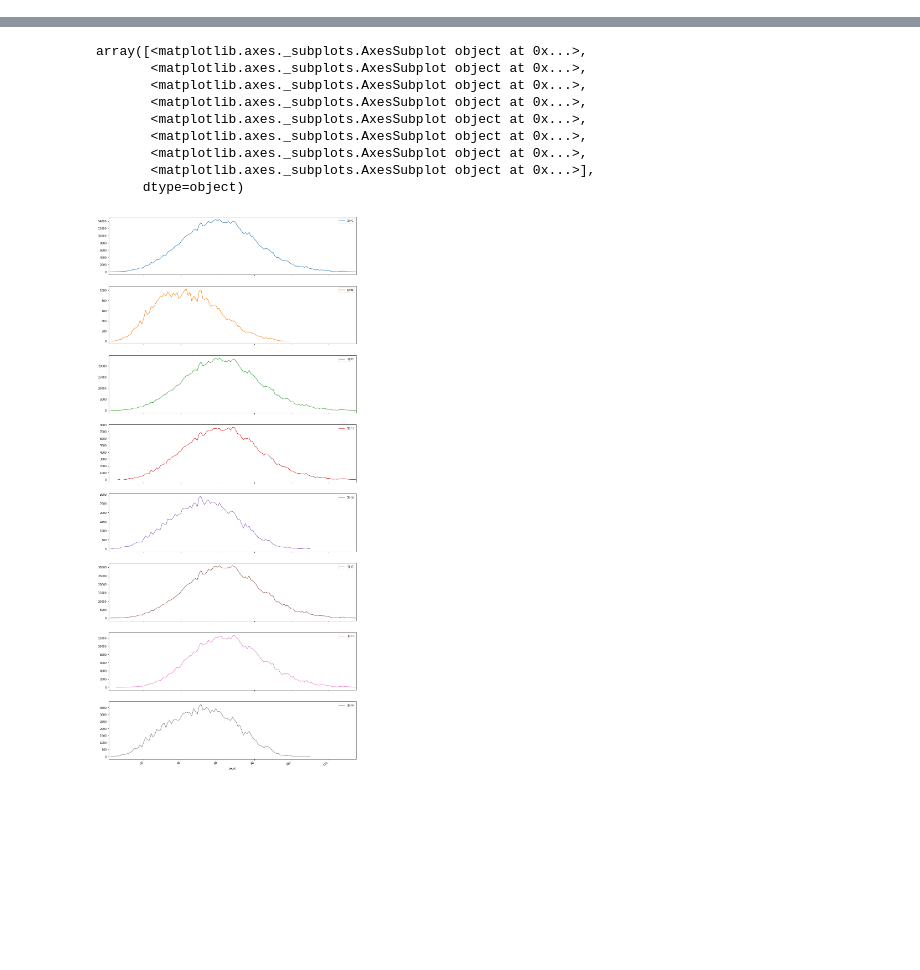
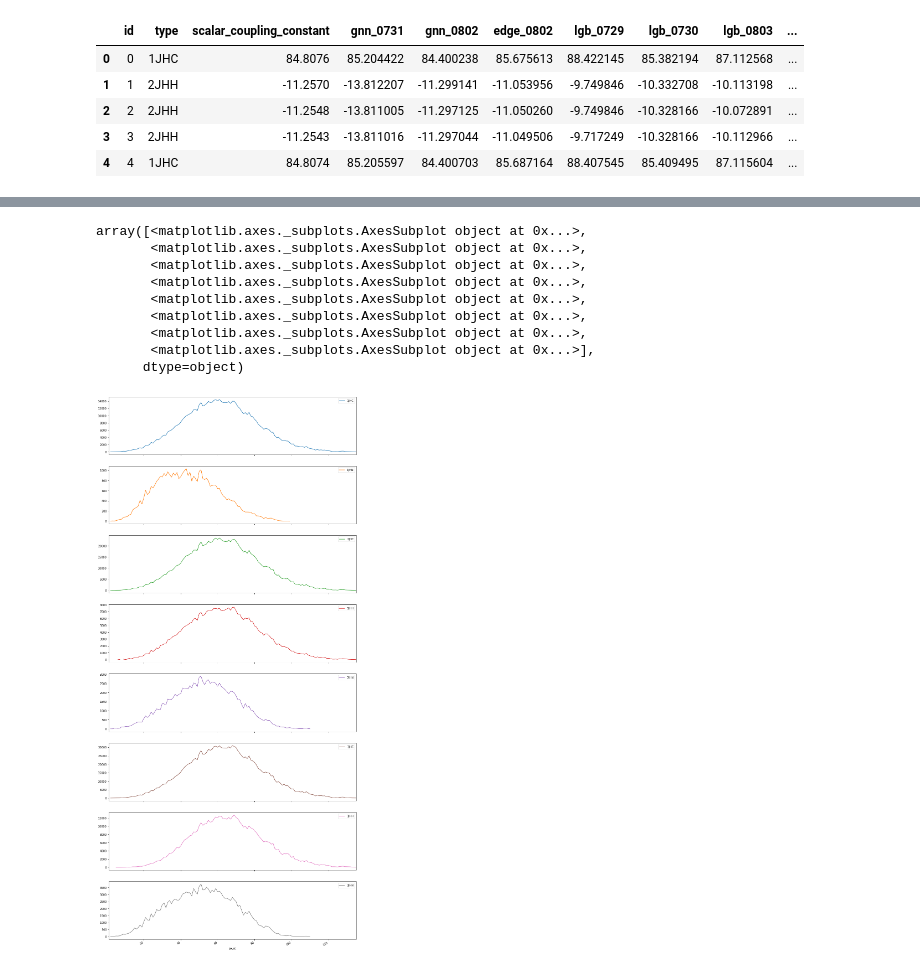
Before and after one commit to zhenlan0426/QM, a Jupyter notebook: EDA_5folds.ipynb, the cells around one changed output, grey strips where cells are left out. Saved outputs shown, nothing was run; the diff lists cells and outputs as text; code cells hidden in the pictures; blank space fills up the shorter version.

```diff
--- a/EDA_5folds.ipynb
+++ b/EDA_5folds.ipynb
@@ -3,4 +3,13 @@ import pandas as pd
 import numpy as np
 import matplotlib.pyplot as plt
 # %%
-train_MEGNet_5folds = pd.read_csv('../Data/train_MEGNet_5folds.csv')
+train_MEGNet_5folds = pd.read_csv('../Data/train_oof_0811.csv')
+# %%
+train_MEGNet_5folds.head()
+# %% [output]
+|  | id | type | scalar_coupling_constant | gnn_0731 | gnn_0802 | edge_0802 | lgb_0729 | lgb_0730 | lgb_0803 | ... |
+| 0 | 0 | 1JHC | 84.8076 | 85.204422 | 84.400238 | 85.675613 | 88.422145 | 85.382194 | 87.112568 | ... |
+| 1 | 1 | 2JHH | -11.2570 | -13.812207 | -11.299141 | -11.053956 | -9.749846 | -10.332708 | -10.113198 | ... |
+| 2 | 2 | 2JHH | -11.2548 | -13.811005 | -11.297125 | -11.050260 | -9.749846 | -10.328166 | -10.072891 | ... |
+| 3 | 3 | 2JHH | -11.2543 | -13.811016 | -11.297044 | -11.049506 | -9.717249 | -10.328166 | -10.112966 | ... |
+| 4 | 4 | 1JHC | 84.8074 | 85.205597 | 84.400703 | 85.687164 | 88.407545 | 85.409495 | 87.115604 | ... |
```
Also changed, not shown: parts of 15 cells of this notebook, 6 other files.
